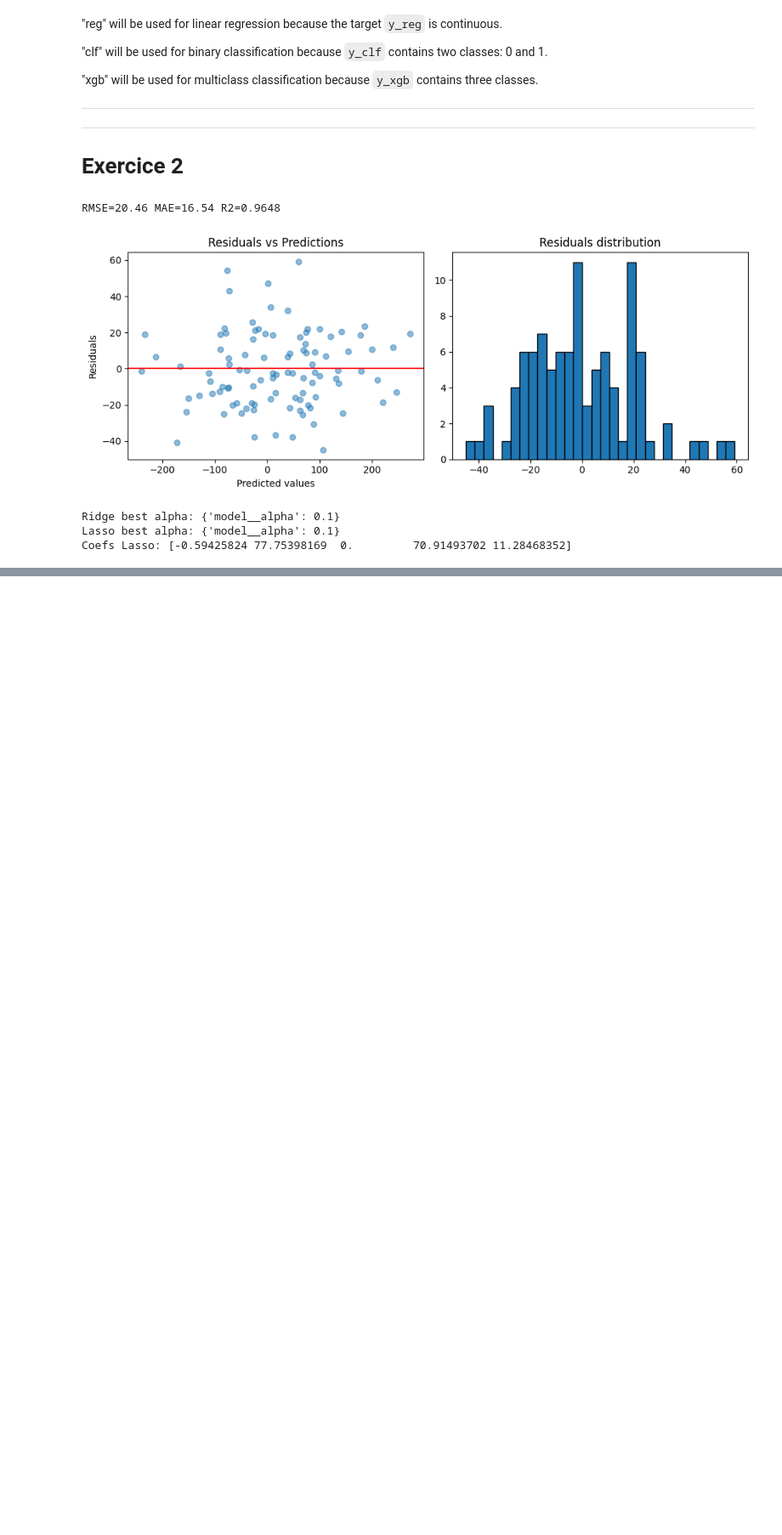
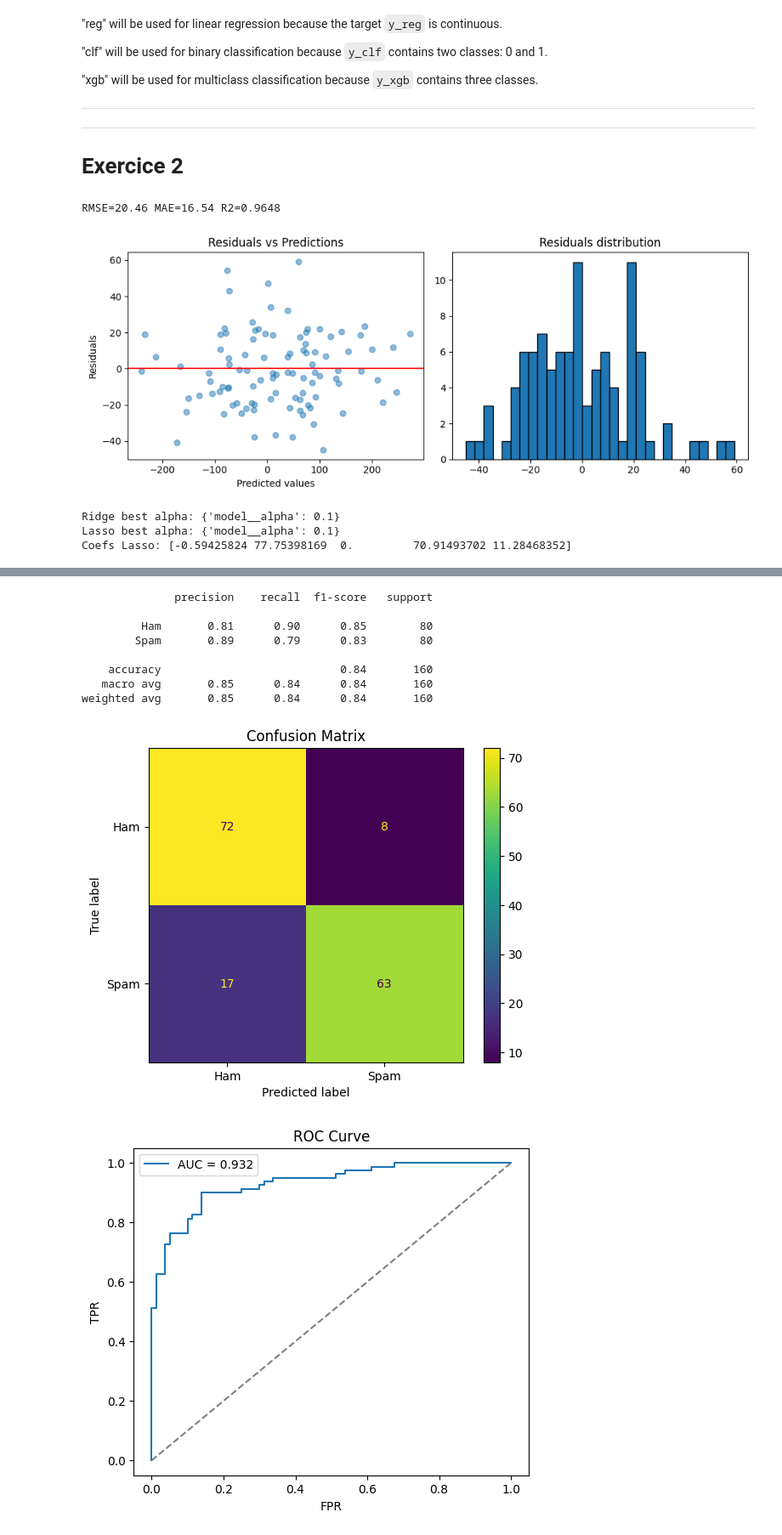
Before and after one commit to coriom/Introduction_K-means, a Jupyter notebook: TP_2.ipynb, the cells around one changed output, grey strips where cells are left out. Shown at 85% size. Cells and saved outputs as stored; diff of their text form; code cells hidden in the pictures; blank space fills up the shorter version.

```diff
--- a/TP_2.ipynb
+++ b/TP_2.ipynb
@@ -227,0 +367,48 @@ Q2.4
+# %%
+from sklearn.linear_model import LogisticRegression
+from sklearn.metrics import (classification_report, confusion_matrix,
+roc_auc_score, roc_curve, ConfusionMatrixDisplay)
+X_tr2, X_te2, y_tr2, y_te2 = train_test_split(
+X_clf, y_clf, test_size=0.2, stratify=y_clf, random_state=42
+)
+
+# Logistic pipeline with L2 regularization (default)
+log_pipe = Pipeline([
+('scaler', StandardScaler()),
+('clf', LogisticRegression(max_iter=1000, random_state=42))
+])
+
+log_pipe.fit(X_tr2, y_tr2)
+
+# Predictions and probabilities
+y_pred2 = log_pipe.predict(X_te2)
+y_proba = log_pipe.predict_proba(X_te2)[:, 1]
+
+# Classification report
+print(classification_report(y_te2, y_pred2,
+target_names=['Ham', 'Spam']))
+
+# Confusion matrix
+cm = confusion_matrix(y_te2, y_pred2)
+ConfusionMatrixDisplay(cm, display_labels=['Ham','Spam']).plot()
+plt.title('Confusion Matrix'); plt.show()
+
+# ROC curve
+fpr, tpr, _ = roc_curve(y_te2, y_proba)
+auc = roc_auc_score(y_te2, y_proba)
+plt.figure(figsize=(6,5))
+plt.plot(fpr, tpr, label=f'AUC = {auc:.3f}')
+plt.plot([0,1],[0,1],'--',color='gray')
+plt.xlabel('FPR'); plt.ylabel('TPR')
+plt.title('ROC Curve'); plt.legend(); plt.show()
+# %% [output]
+              precision    recall  f1-score   support
+
+         Ham       0.81      0.90      0.85        80
+        Spam       0.89      0.79      0.83        80
+
+    accuracy                           0.84       160
+   macro avg       0.85      0.84      0.84       160
+weighted avg       0.85      0.84      0.84       160
+[figure, added]
+[figure, added]
```
Also changed, not shown: parts of 14 cells of this notebook.
